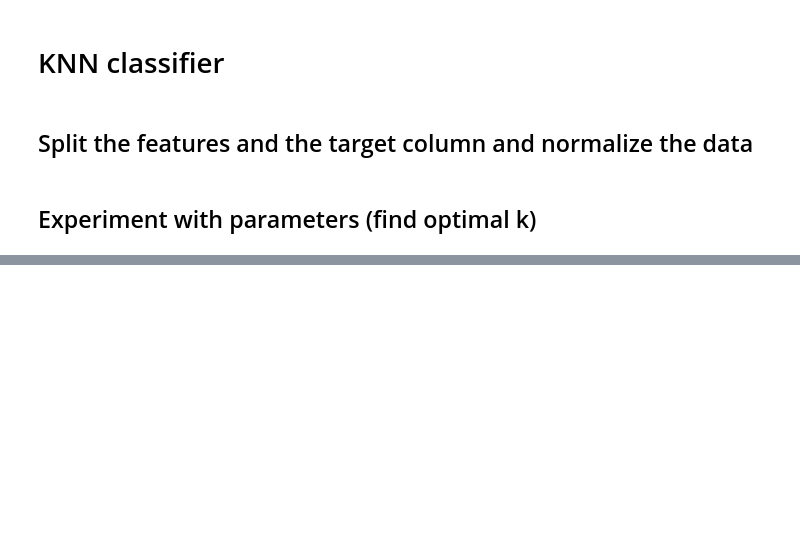
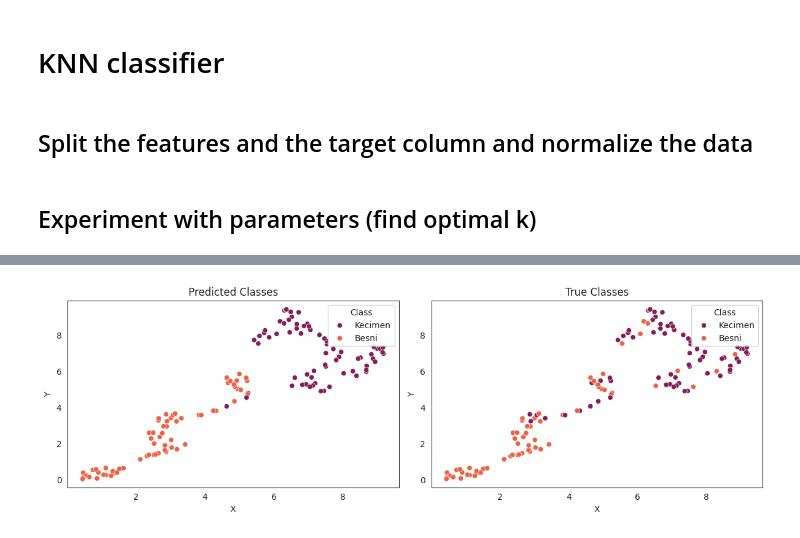
Before and after one commit to neiios/dtmm-task-4, a Jupyter notebook: knn.ipynb, the cells around one changed output, grey strips where cells are left out. Drawn from its saved outputs; the diff is of its cells as text; code cells hidden in the pictures; blank space fills up the shorter version.

Commit message:
Add knn result scatter plot

```diff
--- a/knn.ipynb
+++ b/knn.ipynb
@@ -132,3 +156,32 @@ display(results_df)
+# %%
+import matplotlib.pyplot as plt
+import seaborn as sns
+import umap
+
+umap_reducer = umap.UMAP(n_neighbors=20, random_state=42, n_jobs=1)
+X_test_umap = umap_reducer.fit_transform(X_test)
+
+df_pred = pd.DataFrame(data={'UMAP1': X_test_umap[:, 0], 'UMAP2': X_test_umap[:, 1], 'Class': y_pred})
+df_true = pd.DataFrame(data={'UMAP1': X_test_umap[:, 0], 'UMAP2': X_test_umap[:, 1], 'Class': y_test})
+
+fig, (ax0, ax1) = plt.subplots(1, 2, figsize=(12, 4))
+
+sns.scatterplot(data=df_pred, x='UMAP1', y='UMAP2', hue='Class', palette="rocket", ax=ax0)
+ax0.set_title('Predicted Classes')
+ax0.set_xlabel('X')
+ax0.set_ylabel('Y')
+ax0.legend(title='Class')
+
+sns.scatterplot(data=df_true, x='UMAP1', y='UMAP2', hue='Class', palette="rocket", ax=ax1)
+ax1.set_title('True Classes')
+ax1.set_xlabel('X')
+ax1.set_ylabel('Y')
+ax1.legend(title='Class')
+
+plt.tight_layout()
+plt.show()
+# %% [output]
+[figure, added]
 # %%
 def display_stats_tables_by_class(df: pd.DataFrame, label: str):
     rename_map = {
```
Also changed, not shown: parts of 5 cells of this notebook.
